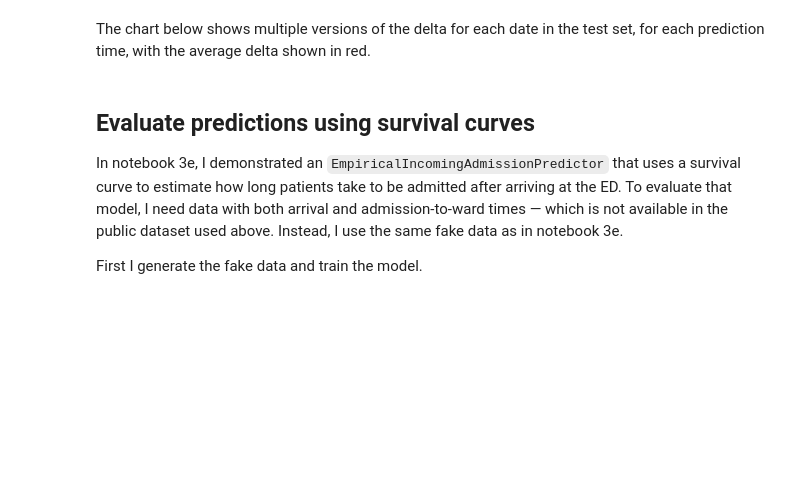
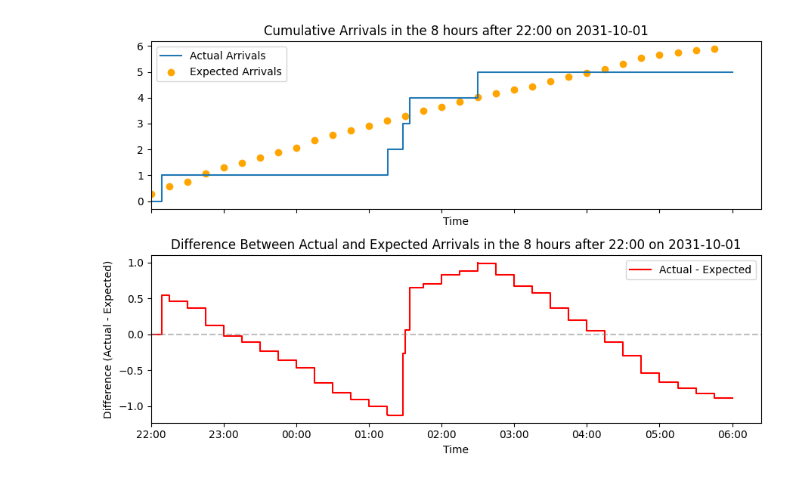
Before and after one commit to UCL-CORU/patientflow, a Jupyter notebook: notebooks/3f_Evaluate_demand_predictions_for_patients_yet_to_arrive.ipynb, the cells around one changed output. Drawn from its saved outputs; the diff is of its cells as text; code cells hidden in the pictures; blank space fills up the shorter version.

```diff
--- a/notebooks/3f_Evaluate_demand_predictions_for_patients_yet_to_arrive.ipynb
+++ b/notebooks/3f_Evaluate_demand_predictions_for_patients_yet_to_arrive.ipynb
@@ -83,14 +80,18 @@ The lower chart shows the delta between the two lines.
 # %%
-from patientflow.viz.observed_against_expected import plot_arrival_delta_single_instance
-from datetime import timedelta
+from patientflow.viz.observed_against_expected import (
+    plot_arrival_delta_single_instance,
+    plot_arrival_deltas,
+)
 
-plot_arrival_delta_single_instance(test_inpatient_arrivals_df,
-                        prediction_time=(22,0),
-                        snapshot_date=start_test_set,
-                        show_delta=True,
-                        prediction_window=timedelta(minutes=params["prediction_window"]),
-                        yta_time_interval = timedelta(minutes=params["yta_time_interval"]),
-                        fig_size=(9, 3)
-                        )
+plot_arrival_delta_single_instance(
+    test_inpatient_arrivals_df,
+    prediction_time=(22, 0),
+    snapshot_date=start_test_set,
+    show_delta=True,
+    prediction_window=prediction_window,
+    yta_time_interval=yta_time_interval,
+    fig_size=(9, 3),
+    show=True,
+)
+# %% [output]
+[figure, added]
-# %% [markdown]
-The chart below shows multiple versions of the delta for each date in the test set, for each prediction time, with the average delta shown in red.
@@ -132,6 +97,0 @@ for prediction_time in prediction_times_sorted:
-# %% [markdown]
-## Evaluate predictions using survival curves
-
-In notebook 3e, I demonstrated an `EmpiricalIncomingAdmissionPredictor` that uses a survival curve to estimate how long patients take to be admitted after arriving at the ED. To evaluate that model, I need data with both arrival and admission-to-ward times — which is not available in the public dataset used above. Instead, I use the same fake data as in notebook 3e.
-
-First I generate the fake data and train the model.
```
Also changed, not shown: parts of 23 cells of this notebook, 14 other files.
